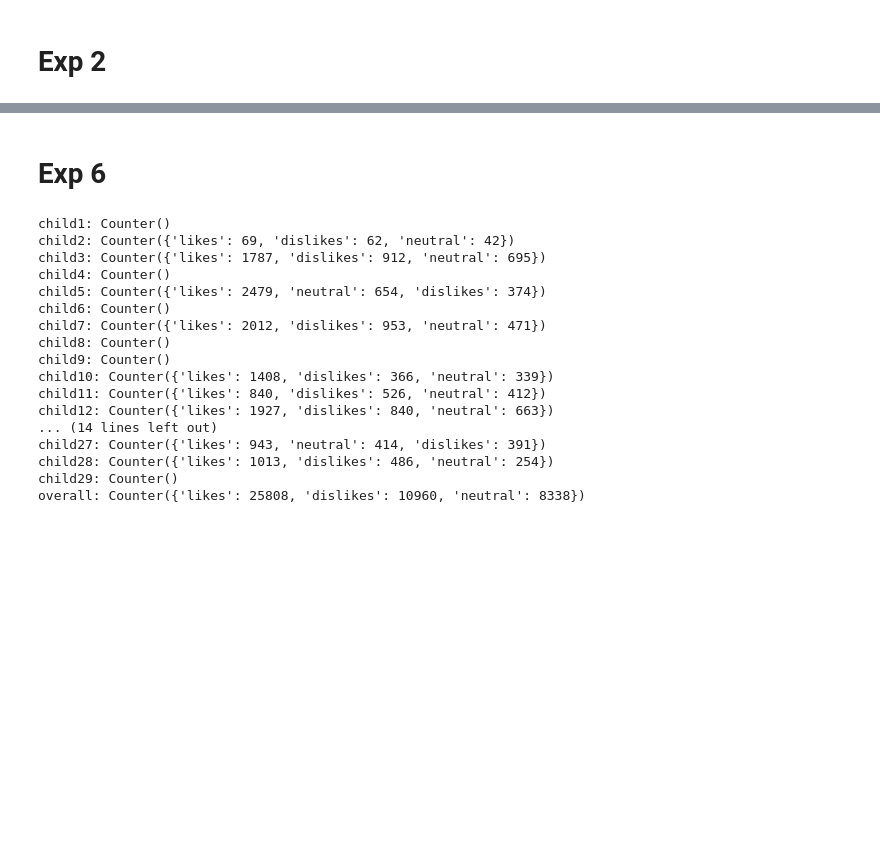
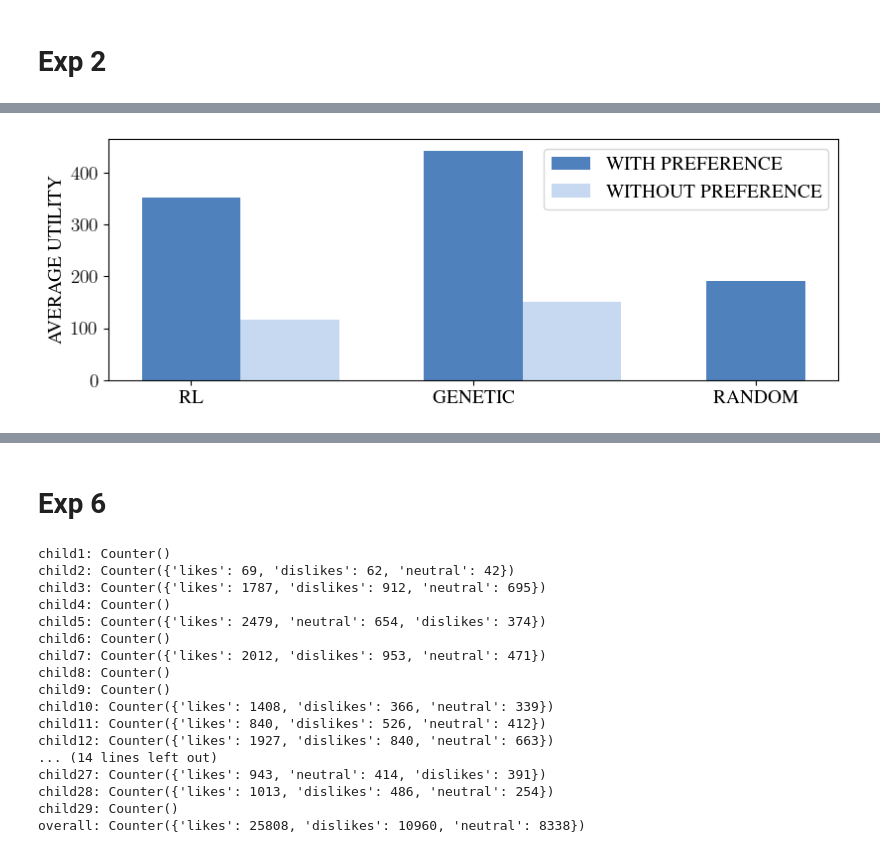
Before and after one commit to Laurie2905-JOHN/Masters_RL, a Jupyter notebook: notebooks/plotting.ipynb, the cells around one changed output, grey strips where cells are left out. Drawn from its saved outputs; the diff is of its cells as text; code cells hidden in the pictures; blank space fills up the shorter version.

```diff
--- a/notebooks/plotting.ipynb
+++ b/notebooks/plotting.ipynb
@@ -2207,41 +2151,3 @@ for key in keys:
-# %%
-import os
-import json
-from collections import defaultdict
-
-# Define the folder path
-folder_path = '/home/laurie2905/Masters Thesis/Masters_RL/scripts/preference/report_tests/report_saved_data/Exp3/menu_util'
-
-# Initialize a nested dictionary to store grouped data
-data_dict = defaultdict(lambda: defaultdict(list))
-
-# Iterate over all files in the folder
-for filename in os.listdir(folder_path):
-    if filename.endswith('.json'):
-        file_path = os.path.join(folder_path, filename)
-
-        # Open and load the JSON file
-        with open(file_path, 'r') as f:
-            data = json.load(f)
-
-            # Parse the filename to extract the method and split ratio
-            strings = filename.split("_")
-            method = strings[4]
-            if strings[5] == 'random':
-                method = "random_random"
-            split_ratio = None
-
-            try:
-                # Try to extract the split ratio (assuming it could be in different positions)
-                split_ratio = float(strings[6])
-            except (ValueError, IndexError):
-                try:
-                    split_ratio = float(strings[7])
-                except (ValueError, IndexError):
-                    continue  # Skip this file if we can't extract a valid split ratio
-
-            # Group data by method and split ratio
-            data_dict[method][split_ratio].append(data)
 # %%
 import numpy as np
 
@@ -3257,6 +3187,9 @@ genetic_with = []
 genetic_without = []
 random = None
 
+
+import math
+
 # Loop through each method in the data
 for method in data_dict.keys():
     total_predicted_utility = 0
@@ -3266,6 +3199,8 @@ for method in data_dict.keys():
     for iteration in range(10):
         for day in range(1, 6):
             predicted_utility = sum(data_dict[method][iteration]['predicted_utility'][str(day)].values())
+            # Assuming data_dict is already defined and populated
+            product = math.prod(data_dict[method][iteration]['predicted_utility'][str(day)].values())
             total_predicted_utility += predicted_utility
             count += 1
 
@@ -3291,30 +3226,32 @@ rl_without = np.mean(rl_without) if rl_without else None
 genetic_with = np.mean(genetic_with) if genetic_with else None
 genetic_without = np.mean(genetic_without) if genetic_without else None
 
 # Prepare the data for plotting
 methods = ['RL', 'Genetic', 'Random']
 with_preferences = [rl_with, genetic_with, random]
 without_preferences = [rl_without, genetic_without]  # Exclude "None" for random
 
 # Adjust indices for plotting
 index = np.arange(len(methods))
 bar_width = 0.35  # Set the width of the bars
 
 fig, ax = plt.subplots(figsize=(8.27, 3))  # A4 size in inches: 8.27x11.69
 
 # Plot bars for "with preference" and "without preference"
 bars_with = ax.bar(index, with_preferences, bar_width, label='WITH PREFERENCE', color=colors[0])
 bars_without = ax.bar(index[:2] + bar_width, without_preferences, bar_width, label='WITHOUT PREFERENCE', color=colors[1])  # Only plot RL and Genetic
 
 # Add labels, title, and legend
 ax.set_ylabel('AVERAGE UTILITY', fontsize=14)
 ax.set_xticks(index)
 ax.set_xticklabels([method.upper() for method in methods], rotation=0, fontsize=14)
 ax.tick_params(axis='y', labelsize=14)
 ax.legend(fontsize=14)
 
 # Adjust the layout to make space for the x-labels and legend
 plt.tight_layout()
 
 # Show the plot
 plt.show()
+# %% [output]
+[figure, added]
```
Also changed, not shown: parts of 17 cells of this notebook.
